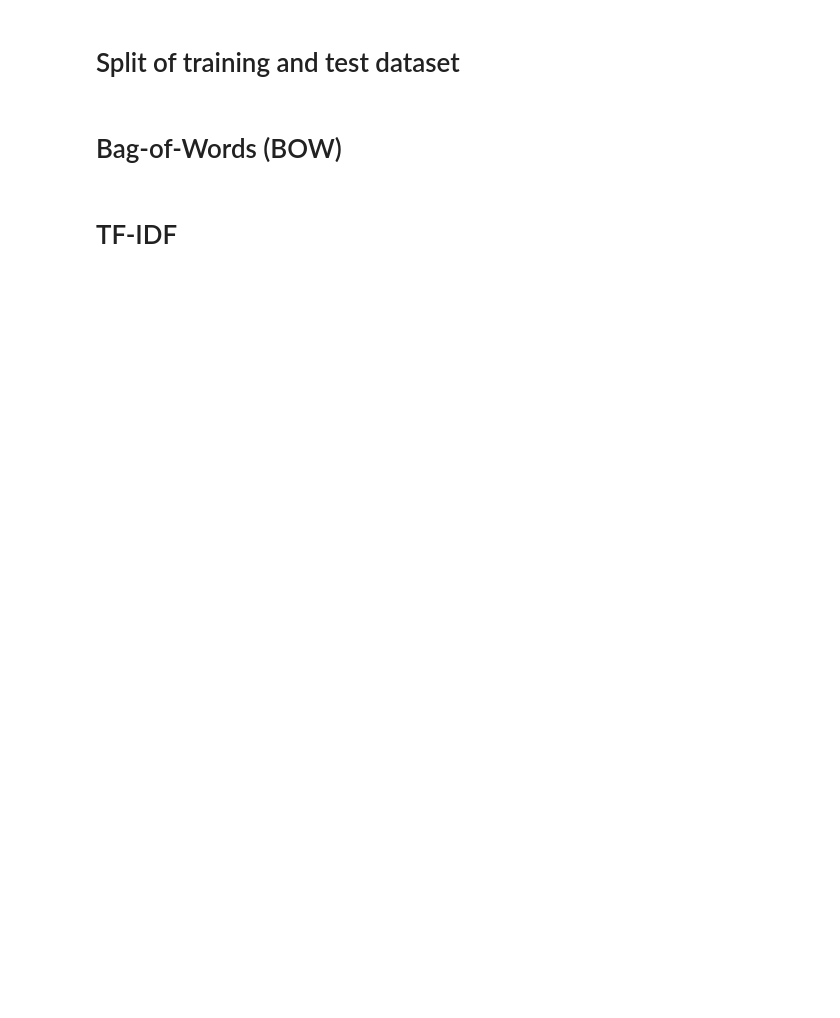
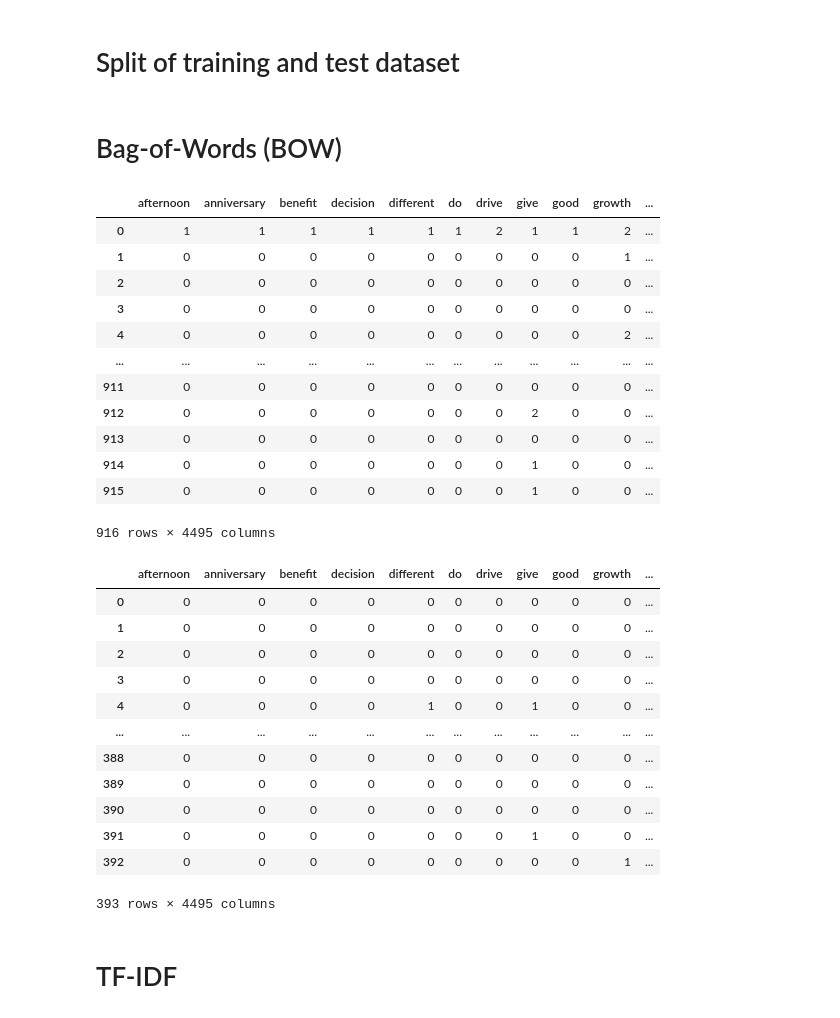
Before and after one commit to flxmlr/DLTA_Assignment2, a Jupyter notebook: Assignment_2_Text_Analytics_Team1.ipynb, the cells around one changed output. Saved outputs shown, nothing was run; the diff lists cells and outputs as text; code cells hidden in the pictures; blank space fills up the shorter version.

```diff
--- a/Assignment_2_Text_Analytics_Team1.ipynb
+++ b/Assignment_2_Text_Analytics_Team1.ipynb
@@ -259,3 +271,8 @@ df
+# %%
+from gensim import corpora
+
+# generate the gensim dictionary
+dct = corpora.dictionary.Dictionary(df['CleanText']).values()
 # %%
 # convert tokens back to strings for further processing
 string1=" "
@@ -279,19 +310,46 @@ data_train, data_test = df[:training_size], df[training_size:]
 # %%
 from sklearn.feature_extraction.text import CountVectorizer
 
 def do_bow(data):
-    count_vec = CountVectorizer()
+    count_vec = CountVectorizer(vocabulary = dct)
 
     bow = count_vec.fit_transform(data['CleanText'])
     bow_matrix = pd.DataFrame(data = bow.toarray(), columns = count_vec.get_feature_names_out())
 
-    #display(bow_matrix)
+    display(bow_matrix)
 
     return(bow_matrix)
 
 # call function
 train_bow_matrix = do_bow(data_train)
 test_bow_matrix = do_bow(data_test)
+# %% [output]
+|  | afternoon | anniversary | benefit | decision | different | do | drive | give | good | growth | ... |
+| 0 | 1 | 1 | 1 | 1 | 1 | 1 | 2 | 1 | 1 | 2 | ... |
+| 1 | 0 | 0 | 0 | 0 | 0 | 0 | 0 | 0 | 0 | 1 | ... |
+| 2 | 0 | 0 | 0 | 0 | 0 | 0 | 0 | 0 | 0 | 0 | ... |
+| 3 | 0 | 0 | 0 | 0 | 0 | 0 | 0 | 0 | 0 | 0 | ... |
+| 4 | 0 | 0 | 0 | 0 | 0 | 0 | 0 | 0 | 0 | 2 | ... |
+| ... | ... | ... | ... | ... | ... | ... | ... | ... | ... | ... | ... |
+| 911 | 0 | 0 | 0 | 0 | 0 | 0 | 0 | 0 | 0 | 0 | ... |
+| 912 | 0 | 0 | 0 | 0 | 0 | 0 | 0 | 2 | 0 | 0 | ... |
+| 913 | 0 | 0 | 0 | 0 | 0 | 0 | 0 | 0 | 0 | 0 | ... |
+| 914 | 0 | 0 | 0 | 0 | 0 | 0 | 0 | 1 | 0 | 0 | ... |
+| 915 | 0 | 0 | 0 | 0 | 0 | 0 | 0 | 1 | 0 | 0 | ... |
+916 rows × 4495 columns
+|  | afternoon | anniversary | benefit | decision | different | do | drive | give | good | growth | ... |
+| 0 | 0 | 0 | 0 | 0 | 0 | 0 | 0 | 0 | 0 | 0 | ... |
+| 1 | 0 | 0 | 0 | 0 | 0 | 0 | 0 | 0 | 0 | 0 | ... |
+| 2 | 0 | 0 | 0 | 0 | 0 | 0 | 0 | 0 | 0 | 0 | ... |
+| 3 | 0 | 0 | 0 | 0 | 0 | 0 | 0 | 0 | 0 | 0 | ... |
+| 4 | 0 | 0 | 0 | 0 | 1 | 0 | 0 | 1 | 0 | 0 | ... |
+| ... | ... | ... | ... | ... | ... | ... | ... | ... | ... | ... | ... |
+| 388 | 0 | 0 | 0 | 0 | 0 | 0 | 0 | 0 | 0 | 0 | ... |
+| 389 | 0 | 0 | 0 | 0 | 0 | 0 | 0 | 0 | 0 | 0 | ... |
+| 390 | 0 | 0 | 0 | 0 | 0 | 0 | 0 | 0 | 0 | 0 | ... |
+| 391 | 0 | 0 | 0 | 0 | 0 | 0 | 0 | 1 | 0 | 0 | ... |
+| 392 | 0 | 0 | 0 | 0 | 0 | 0 | 0 | 0 | 0 | 1 | ... |
+393 rows × 4495 columns
 # %% [markdown]
 # TF-IDF
 # %%
```
Also changed, not shown: parts of 9 cells of this notebook.
